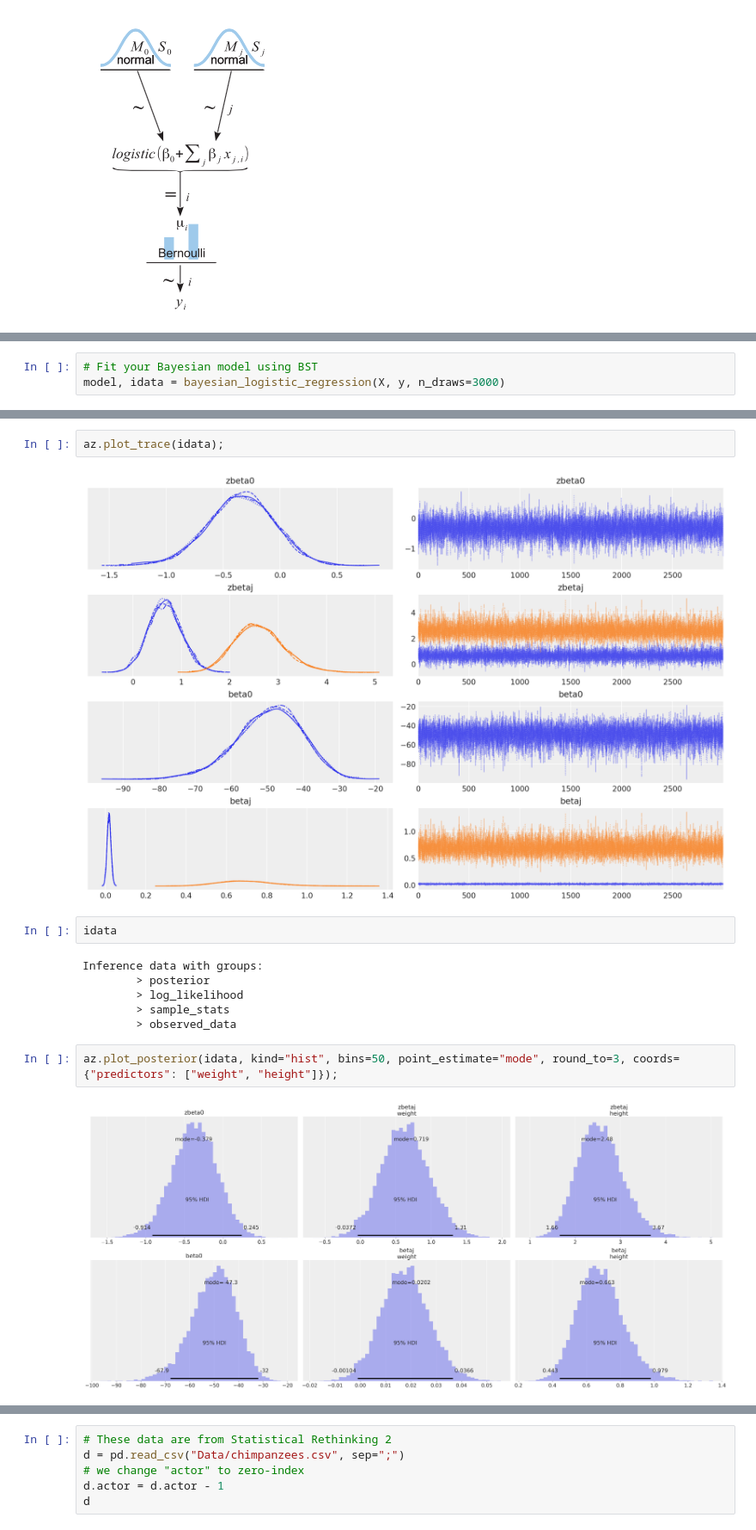
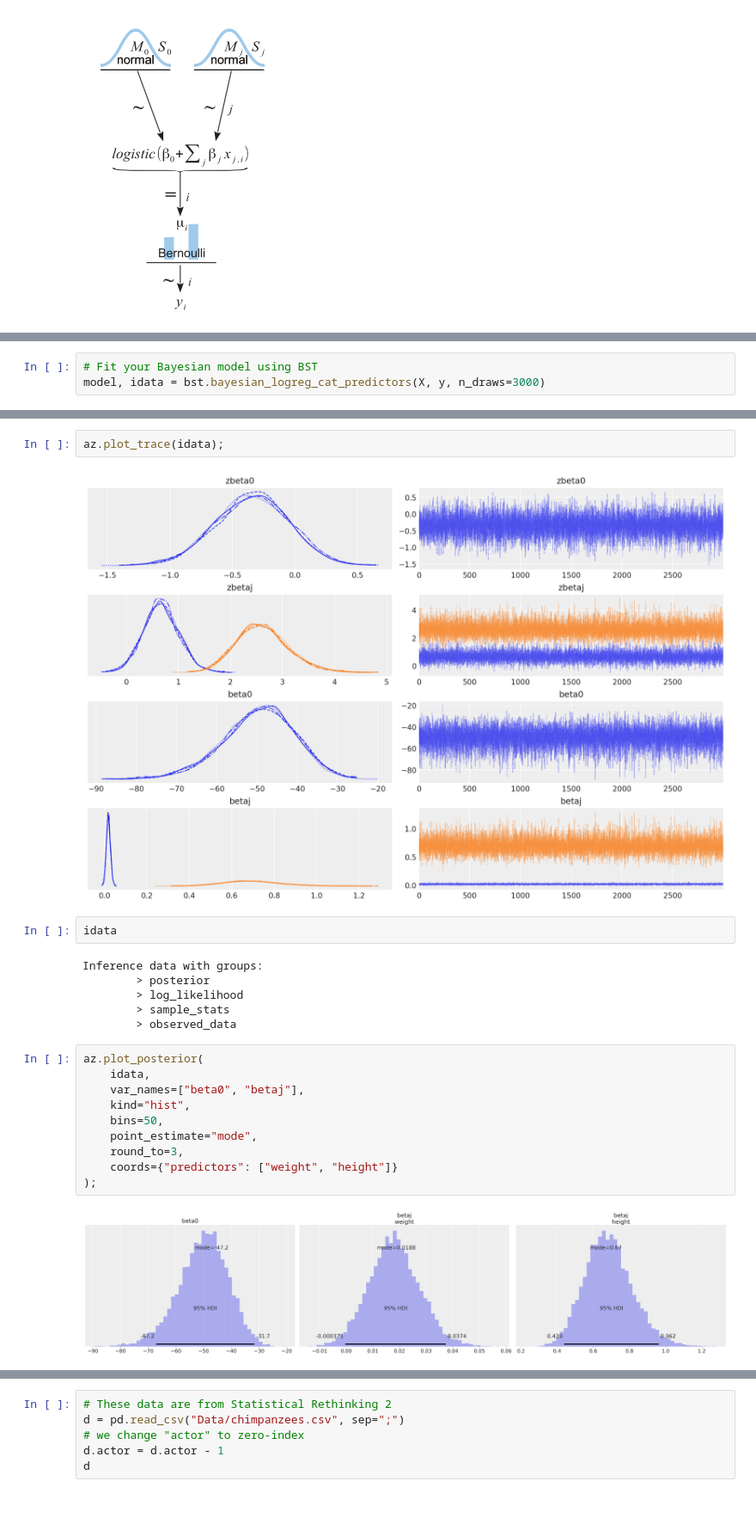
Before and after one commit to hyosubkim/bayes-toolbox, a Jupyter notebook: examples/logistic_regression.ipynb, the cells around one changed output, grey strips where cells are left out. Shown at 86% size. Cells and saved outputs as stored; diff of their text form; blank space fills up the shorter version.

```diff
--- a/examples/logistic_regression.ipynb
+++ b/examples/logistic_regression.ipynb
@@ -77,6 +57,6 @@ def bayesian_logistic_regression(X, y, n_draws=1000):
 # %%
 # Fit your Bayesian model using BST
-model, idata = bayesian_logistic_regression(X, y, n_draws=3000)
+model, idata = bst.bayesian_logreg_cat_predictors(X, y, n_draws=3000)
 # %% [output]
 Auto-assigning NUTS sampler...
 Initializing NUTS using jitter+adapt_diag...
@@ -87,7 +67,7 @@ Sampling 4 chains for 1_000 tune and 3_000 draw iterations (4_000 + 12_000 draws
 # %%
 az.plot_trace(idata);
 # %% [output]
-[figure, old version]
+[figure, new version]
 # %%
 idata
 # %% [output]
@@ -97,7 +77,15 @@ Inference data with groups:
         > sample_stats
         > observed_data
 # %%
-az.plot_posterior(idata, kind="hist", bins=50, point_estimate="mode", round_to=3, coords={"predictors": ["weight", "height"]});
+az.plot_posterior(
+    idata,
+    var_names=["beta0", "betaj"],
+    kind="hist",
+    bins=50,
+    point_estimate="mode",
+    round_to=3,
+    coords={"predictors": ["weight", "height"]}
+);
 # %% [output]
-[figure, old version]
+[figure, new version]
 # %% [markdown]
```
Also changed, not shown: parts of 17 cells of this notebook, 1 other file.
